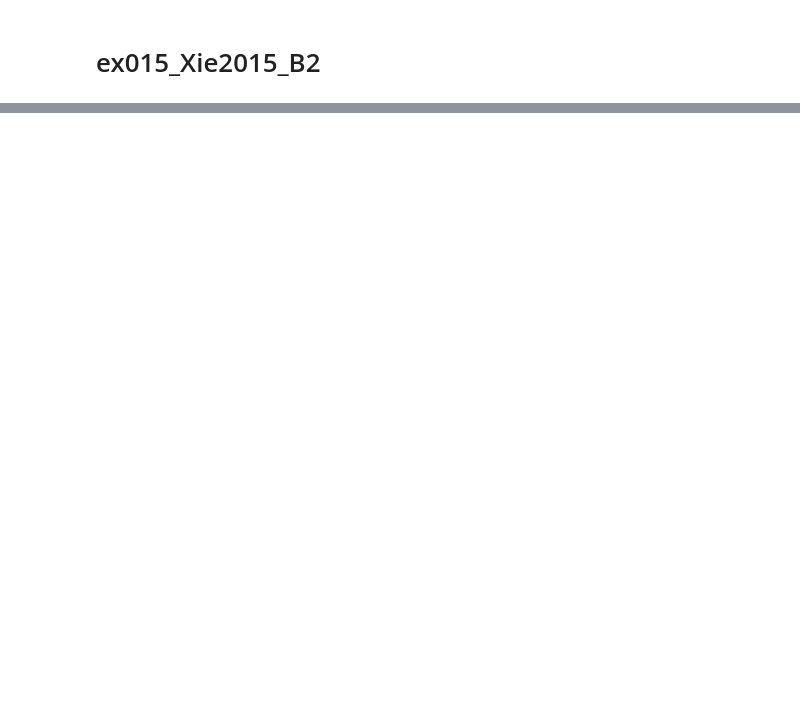
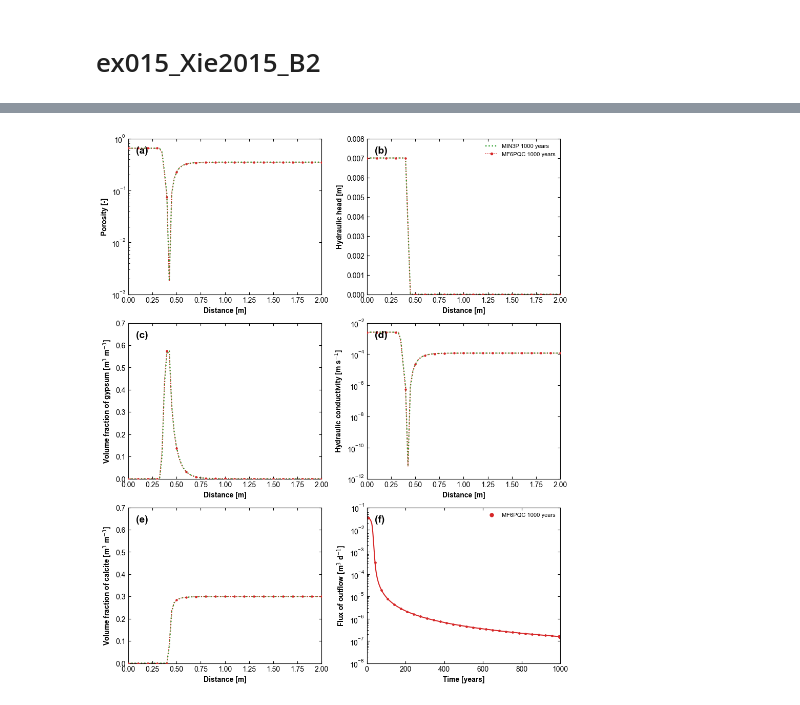
Before and after one commit to wangzitao21/mf6pqc, a Jupyter notebook: examples/ex015_Xie2015_B2/plot.ipynb, the cells around one changed output, grey strips where cells are left out. Cells and saved outputs as stored; diff of their text form; code cells hidden in the pictures; blank space fills up the shorter version.

```diff
--- a/examples/ex015_Xie2015_B2/plot.ipynb
+++ b/examples/ex015_Xie2015_B2/plot.ipynb
@@ -237,0 +254,76 @@ display(comparison.style.format("{:.6g}").format_index("{:.6g}", axis=1).set_uui
+# %%
+fig_1000, axes_1000 = plt.subplots(3, 2, figsize=(9.2, 10.8), constrained_layout=True)
+profiles_1000 = [
+    (
+        axes_1000[0, 0],
+        "Porosity",
+        lambda year: porosity[saved_index(year)],
+        "Porosity [-]",
+        (0.001, 1.0),
+        True,
+    ),
+    (
+        axes_1000[0, 1],
+        "Hydraulic head",
+        lambda year: head_profiles[year],
+        "Hydraulic head [m]",
+        (0.0, 0.008),
+        False,
+    ),
+    (
+        axes_1000[1, 0],
+        "Gypsum",
+        lambda year: mineral_profile(year, "Gypsum"),
+        "Volume fraction of gypsum [m$^3$ m$^{-3}$]",
+        (0.0, 0.7),
+        False,
+    ),
+    (
+        axes_1000[1, 1],
+        "Hydraulic conductivity",
+        lambda year: permeability[saved_index(year)] / SECONDS_PER_DAY,
+        "Hydraulic conductivity [m s$^{-1}$]",
+        (1e-12, 0.01),
+        True,
+    ),
+    (
+        axes_1000[2, 0],
+        "Calcite",
+        lambda year: mineral_profile(year, "Calcite"),
+        "Volume fraction of calcite [m$^3$ m$^{-3}$]",
+        (0.0, 0.7),
+        False,
+    ),
+]
+for ax, key, getter, ylabel, ylim, log in profiles_1000:
+    plot_profiles(ax, key, getter, ylabel, ylim, log, profile_years=(1000,), record_errors=False)
+axes_1000[2, 1].plot(years, plot_flux, color="tab:red", lw=1.5, marker="o", ms=2.4, markevery=10)
+axes_1000[2, 1].plot(
+    1000,
+    plot_flux[saved_index(1000)],
+    color="tab:red",
+    marker="o",
+    ms=5,
+    ls="none",
+    label="MF6PQC 1000 years",
+)
+axes_1000[2, 1].set(
+    xlim=(0, 1000),
+    ylim=(1e-08, 0.1),
+    yscale="log",
+    xlabel="Time [years]",
+    ylabel="Flux of outflow [m$^3$ d$^{-1}$]",
+)
+axes_1000[2, 1].legend(frameon=False, fontsize=8, loc="upper right")
+for ax, label in zip(axes_1000.flat, ("(a)", "(b)", "(c)", "(d)", "(e)", "(f)"), strict=True):
+    ax.text(0.04, 0.95, label, transform=ax.transAxes, va="top", fontsize=14, fontweight="bold")
+    ax.tick_params(top=True, right=True)
+    ax.xaxis.label.set_fontweight("bold")
+    ax.yaxis.label.set_fontweight("bold")
+axes_1000[0, 1].legend(handles=legend_handles[-2:], frameon=False, fontsize=8, loc="upper right")
+fig_1000.savefig(OUTPUT_DIR / "comparison_1000years.png", dpi=180, bbox_inches="tight")
+plt.show()
+display(comparison.loc[:, [("RMSE", 1000), ("Max abs", 1000)]].style.format("{:.6g}"))
+head_file.close()
+# %% [output]
+[figure, added]
```
Also changed, not shown: parts of 2 cells of this notebook, 39 other files.
